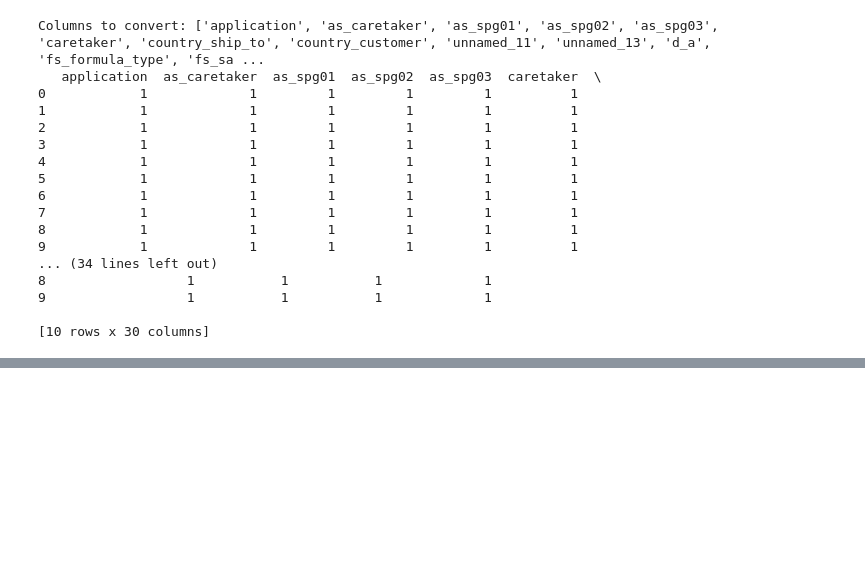
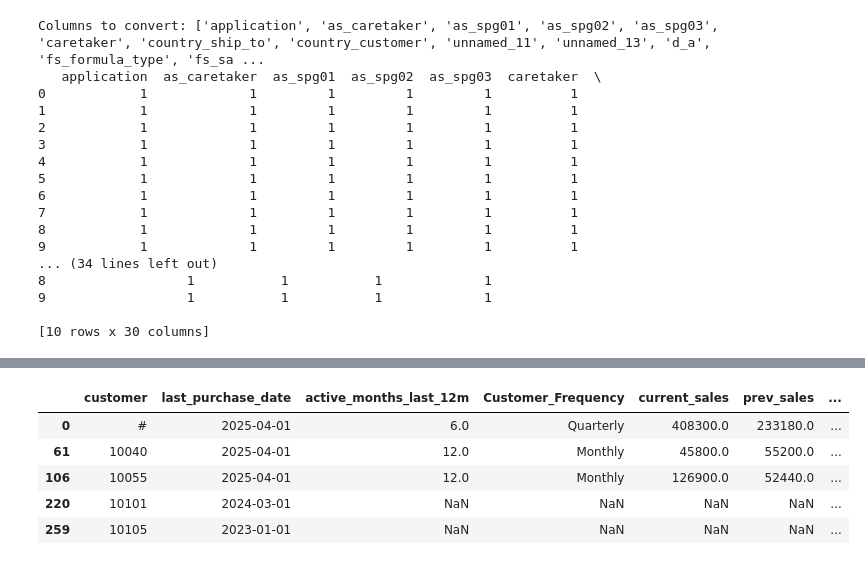
Before and after one commit to Lavakumarsagireddy/mouriTech_assignment, a Jupyter notebook: model.ipynb, the cells around one changed output, grey strips where cells are left out. Saved outputs shown, nothing was run; the diff lists cells and outputs as text; code cells hidden in the pictures; blank space fills up the shorter version.

```diff
--- a/model.ipynb
+++ b/model.ipynb
@@ -472,0 +411,31 @@ KeyError: 'customer_id'
+# %%
+df = df.merge(active_months, on='customer', how='left')
+# %%
+monthly_sales = (
+    df.groupby(['customer', 'fiscal_period'])
+    .agg({'Actual_Sales_Volume_in_kgs': 'sum'})
+    .reset_index()
+)
+# %%
+def get_period_range(frequency, analysis_month):
+    if frequency == "Monthly":
+        current_start = analysis_month.replace(day=1)
+        current_end = analysis_month
+        prev_start = current_start - pd.DateOffset(months=1)
+        prev_end = current_start - pd.DateOffset(days=1)
+    elif frequency == "Quarterly":
+        current_start = analysis_month - pd.DateOffset(months=2)
+        current_end = analysis_month
+        prev_start = current_start - pd.DateOffset(months=3)
+        prev_end = current_start - pd.DateOffset(days=1)
+    elif frequency == "Half-Yearly":
+        current_start = analysis_month - pd.DateOffset(months=5)
+        current_end = analysis_month
+        prev_start = current_start - pd.DateOffset(months=6)
+        prev_end = current_start - pd.DateOffset(days=1)
+    else:  # Yearly
+        current_start = analysis_month - pd.DateOffset(months=11)
+        current_end = analysis_month
+        prev_start = current_start - pd.DateOffset(months=12)
+        prev_end = current_start - pd.DateOffset(days=1)
+    return current_start, current_end, prev_start, prev_end
@@ -472,0 +480,17 @@ KeyError: 'customer_id'
+# %%
+final_df = df.merge(churn_df, on=['customer', 'Customer_Frequency'], how='left')
+
+# Keep only unique customer-level info
+final_customer_view = final_df.drop_duplicates(subset=['customer'])[
+    ['customer', 'last_purchase_date', 'active_months_last_12m',
+     'Customer_Frequency', 'current_sales', 'prev_sales', 'is_churn']
+]
+
+final_customer_view.head()
+# %% [output]
+|  | customer | last_purchase_date | active_months_last_12m | Customer_Frequency | current_sales | prev_sales | ... |
+| 0 | # | 2025-04-01 | 6.0 | Quarterly | 408300.0 | 233180.0 | ... |
+| 61 | 10040 | 2025-04-01 | 12.0 | Monthly | 45800.0 | 55200.0 | ... |
+| 106 | 10055 | 2025-04-01 | 12.0 | Monthly | 126900.0 | 52440.0 | ... |
+| 220 | 10101 | 2024-03-01 | NaN | NaN | NaN | NaN | ... |
+| 259 | 10105 | 2023-01-01 | NaN | NaN | NaN | NaN | ... |
```
Also changed, not shown: parts of 25 cells of this notebook.
